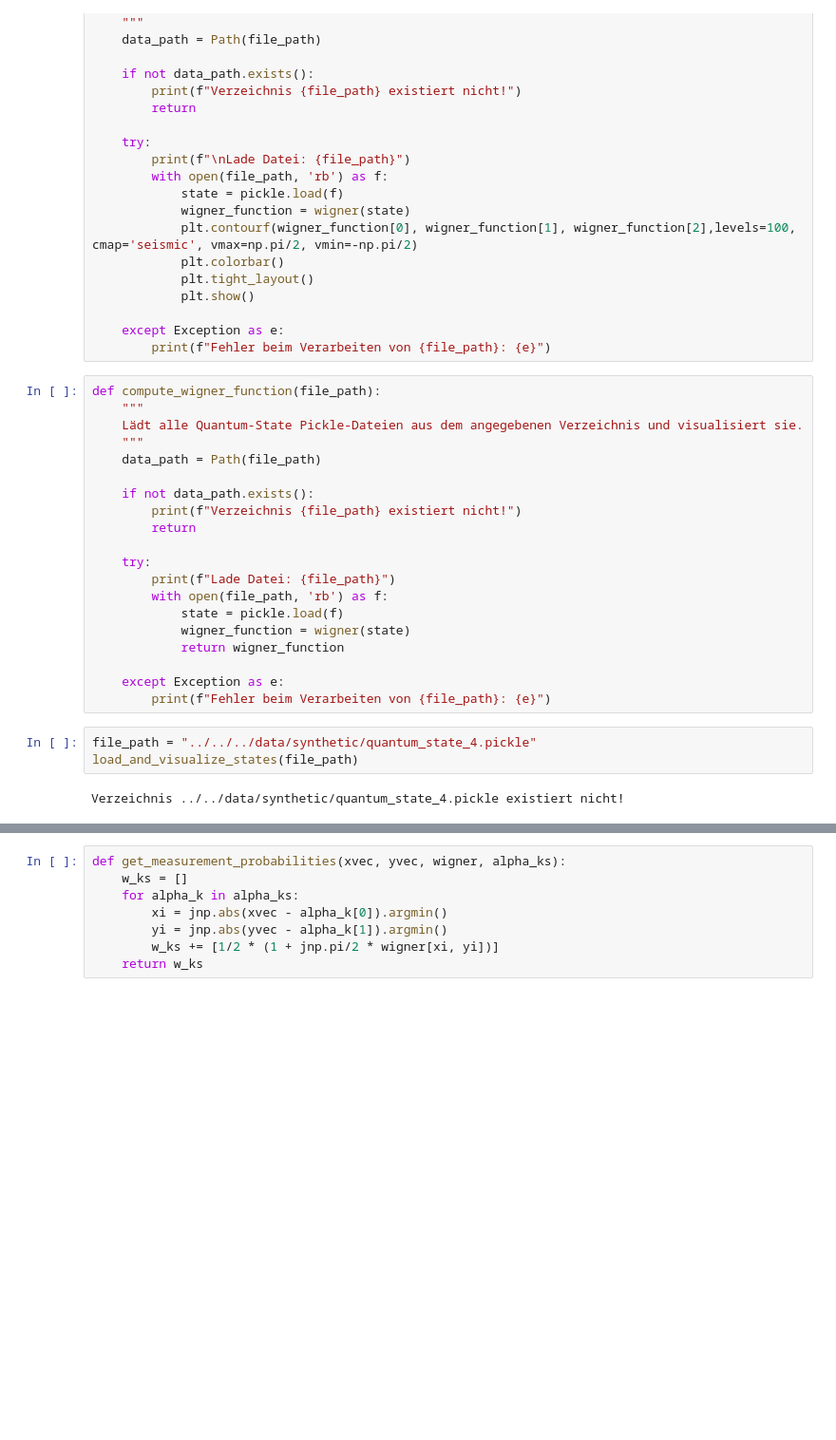
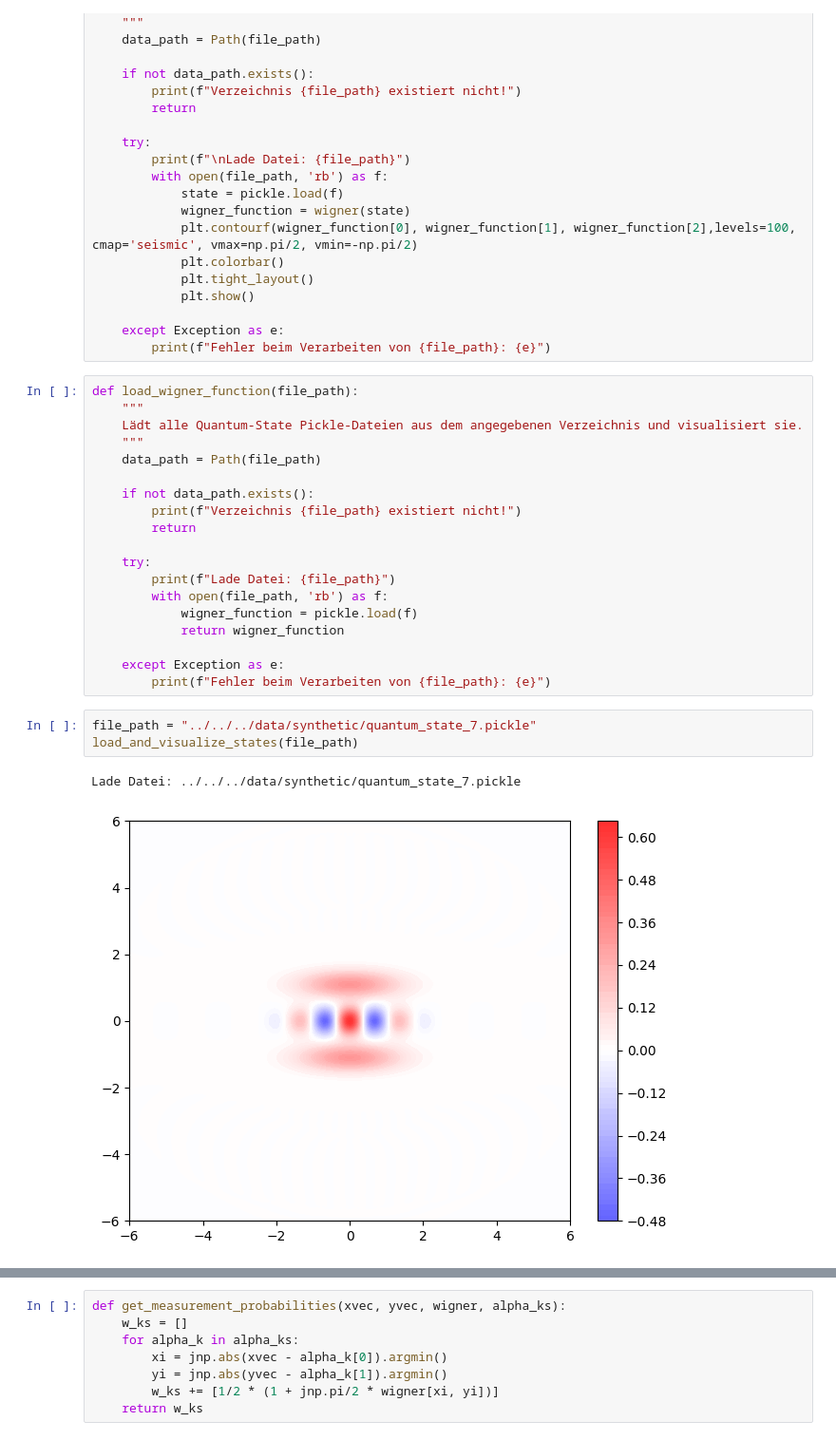
Before and after one commit to Manant02/ETH-Hackathon-2025-AandB, a Jupyter notebook: workspaces/Jan/Task 2/tomography.ipynb, the cells around one changed output, grey strips where cells are left out. Shown: that part at 95% size. Drawn from its saved outputs; the diff is of its cells as text; blank space fills up the shorter version.

```diff
--- a/workspaces/Jan/Task 2/tomography.ipynb
+++ b/workspaces/Jan/Task 2/tomography.ipynb
@@ -31,7 +31,7 @@ def load_and_visualize_states(file_path):
     except Exception as e:
         print(f"Fehler beim Verarbeiten von {file_path}: {e}")
 # %%
-def compute_wigner_function(file_path):
+def load_wigner_function(file_path):
     """
     Lädt alle Quantum-State Pickle-Dateien aus dem angegebenen Verzeichnis und visualisiert sie.
     """
@@ -44,16 +44,16 @@ def compute_wigner_function(file_path):
     try:
         print(f"Lade Datei: {file_path}")
         with open(file_path, 'rb') as f:
-            state = pickle.load(f)
-            wigner_function = wigner(state)
+            wigner_function = pickle.load(f)
             return wigner_function
 
     except Exception as e:
         print(f"Fehler beim Verarbeiten von {file_path}: {e}")
 # %%
-file_path = "../../../data/synthetic/quantum_state_4.pickle"
+file_path = "../../../data/synthetic/quantum_state_7.pickle"
 load_and_visualize_states(file_path)
 # %% [output]
-Verzeichnis ../../data/synthetic/quantum_state_4.pickle existiert nicht!
+Lade Datei: ../../../data/synthetic/quantum_state_7.pickle
+[figure, added]
 # %%
 # Compute the Wigner function
```
Also changed, not shown: parts of 7 cells of this notebook.
